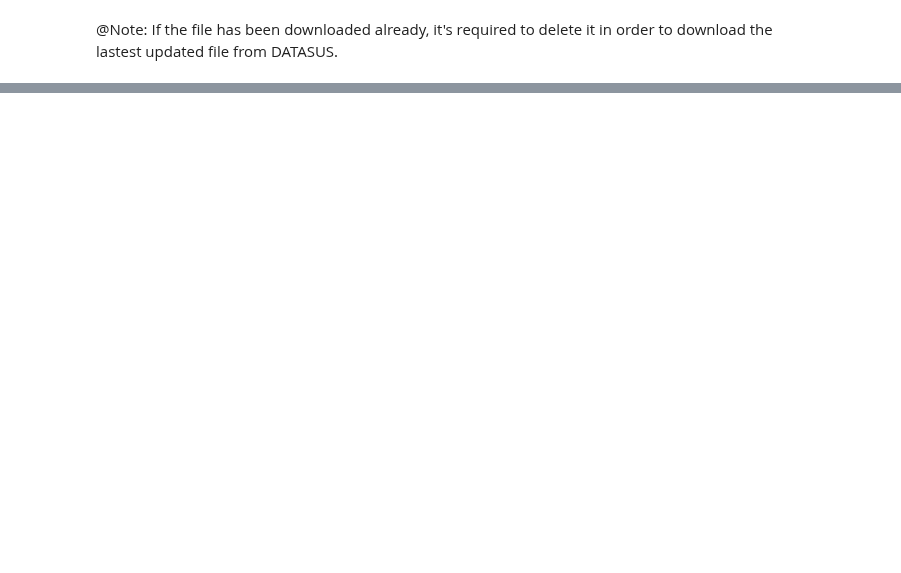
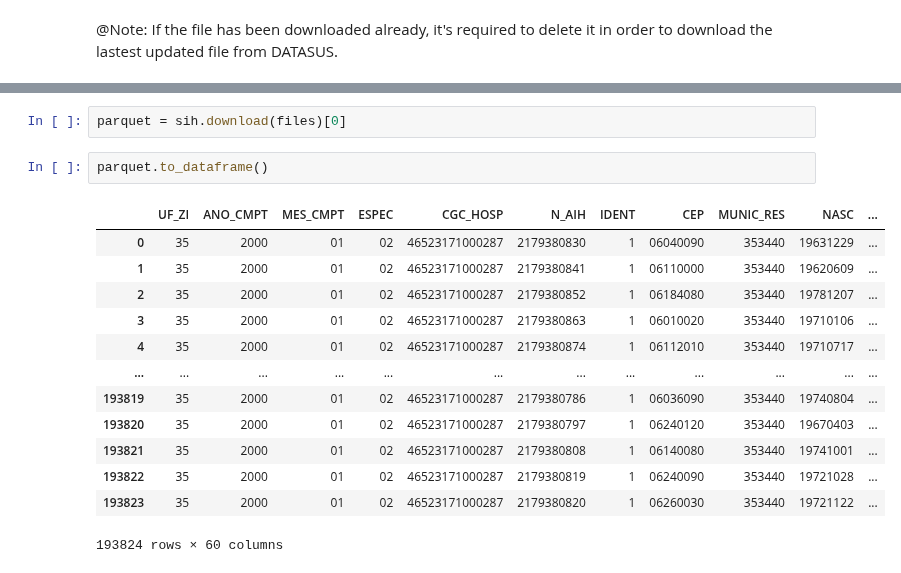
Before and after one commit to AlertaDengue/PySUS, a Jupyter notebook: docs/source/databases/SIH.ipynb, the cells around one changed output, grey strips where cells are left out. Drawn from its saved outputs; the diff is of its cells as text; blank space fills up the shorter version.

```diff
--- a/docs/source/databases/SIH.ipynb
+++ b/docs/source/databases/SIH.ipynb
@@ -80,0 +81,18 @@ files[0].download(local_dir="/tmp") # Specify a local directory
+# %%
+parquet = sih.download(files)[0]
+# %%
+parquet.to_dataframe()
+# %% [output]
+|  | UF_ZI | ANO_CMPT | MES_CMPT | ESPEC | CGC_HOSP | N_AIH | IDENT | CEP | MUNIC_RES | NASC | ... |
+| 0 | 35 | 2000 | 01 | 02 | 46523171000287 | 2179380830 | 1 | 06040090 | 353440 | 19631229 | ... |
+| 1 | 35 | 2000 | 01 | 02 | 46523171000287 | 2179380841 | 1 | 06110000 | 353440 | 19620609 | ... |
+| 2 | 35 | 2000 | 01 | 02 | 46523171000287 | 2179380852 | 1 | 06184080 | 353440 | 19781207 | ... |
+| 3 | 35 | 2000 | 01 | 02 | 46523171000287 | 2179380863 | 1 | 06010020 | 353440 | 19710106 | ... |
+| 4 | 35 | 2000 | 01 | 02 | 46523171000287 | 2179380874 | 1 | 06112010 | 353440 | 19710717 | ... |
+| ... | ... | ... | ... | ... | ... | ... | ... | ... | ... | ... | ... |
+| 193819 | 35 | 2000 | 01 | 02 | 46523171000287 | 2179380786 | 1 | 06036090 | 353440 | 19740804 | ... |
+| 193820 | 35 | 2000 | 01 | 02 | 46523171000287 | 2179380797 | 1 | 06240120 | 353440 | 19670403 | ... |
+| 193821 | 35 | 2000 | 01 | 02 | 46523171000287 | 2179380808 | 1 | 06140080 | 353440 | 19741001 | ... |
+| 193822 | 35 | 2000 | 01 | 02 | 46523171000287 | 2179380819 | 1 | 06240090 | 353440 | 19721028 | ... |
+| 193823 | 35 | 2000 | 01 | 02 | 46523171000287 | 2179380820 | 1 | 06260030 | 353440 | 19721122 | ... |
+193824 rows × 60 columns
```
Also changed, not shown: parts of 3 cells of this notebook, 5 other files.
